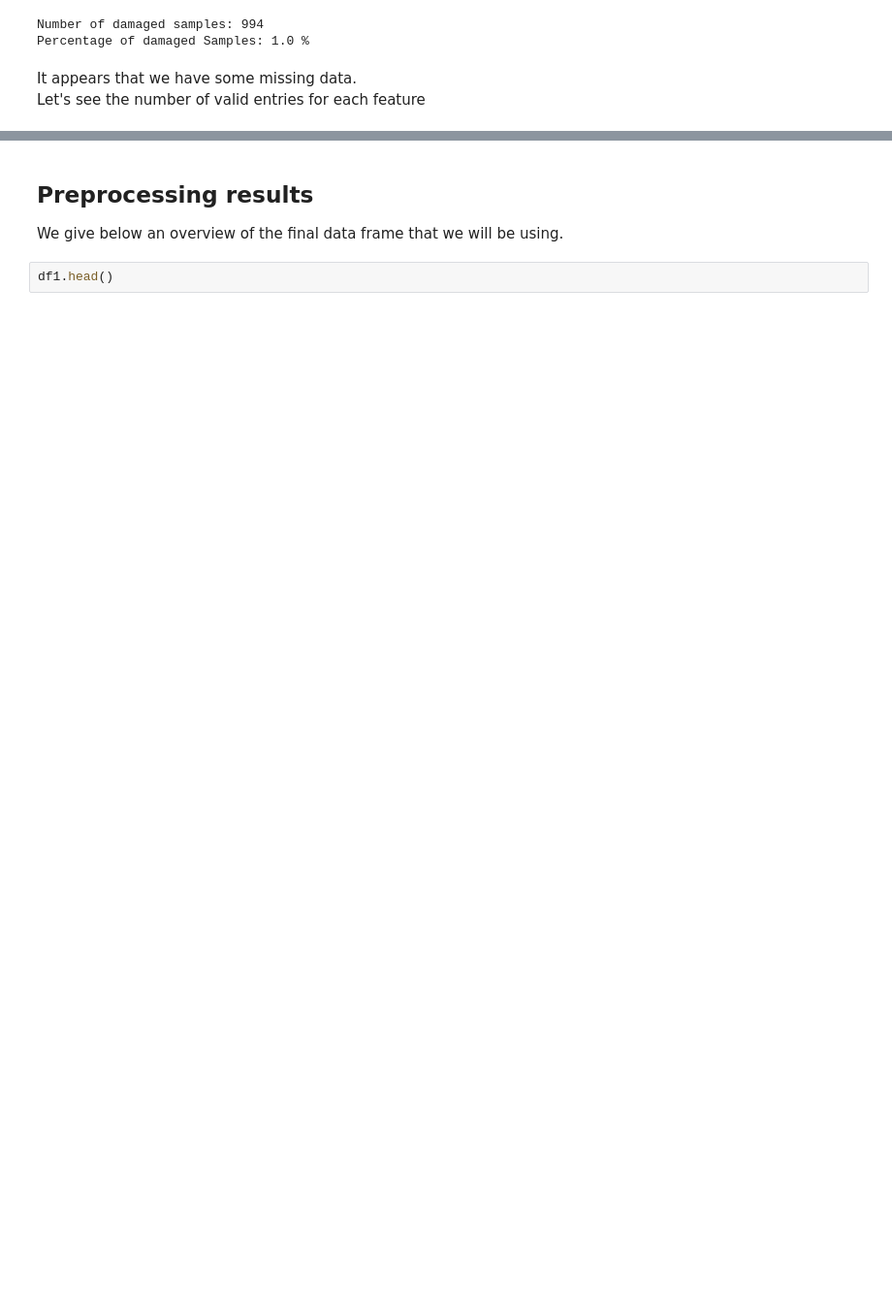
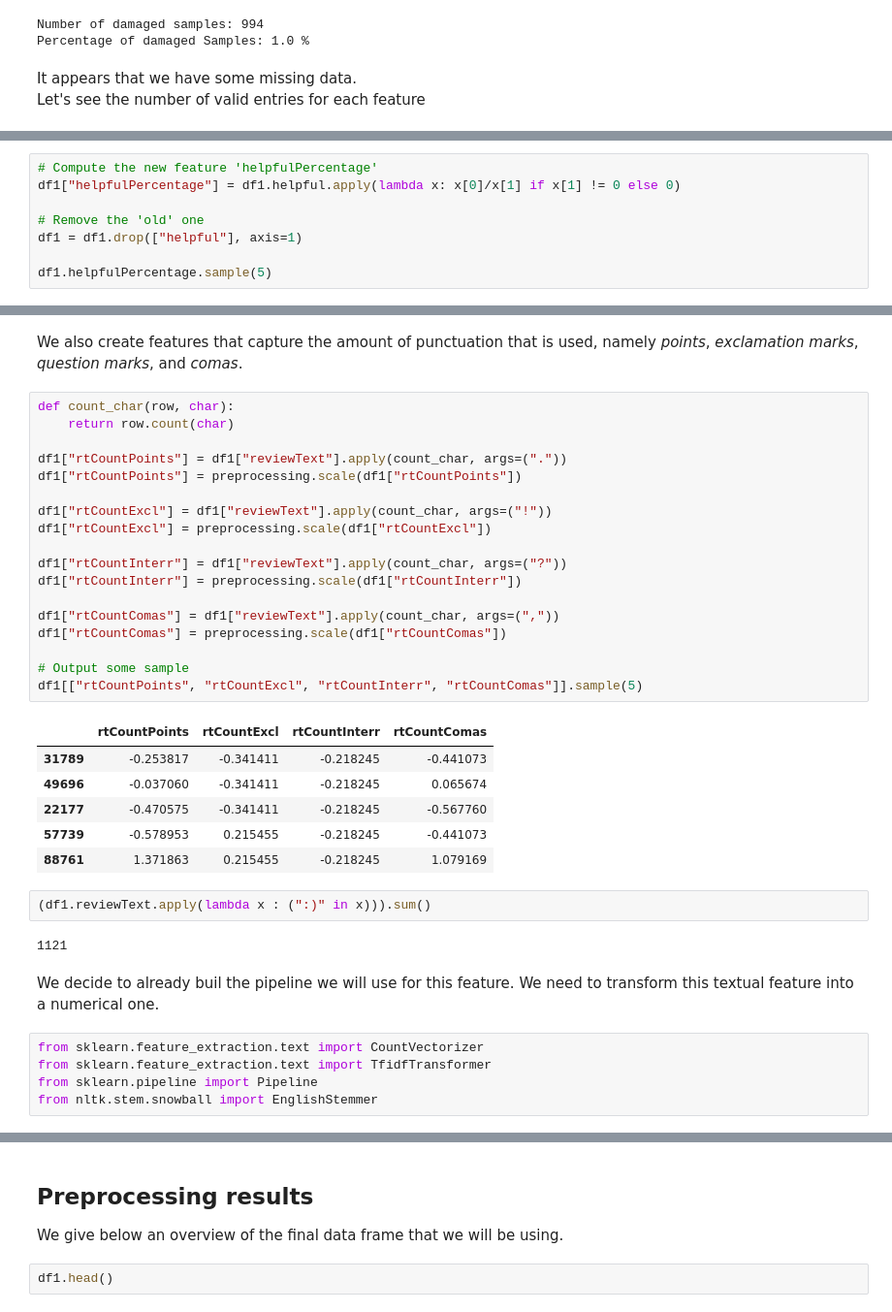
Before and after one commit to robich/dsfb, a Jupyter notebook: dsfb_project.ipynb, the cells around one changed output, grey strips where cells are left out. Shown at 97% size. Drawn from its saved outputs; the diff is of its cells as text; blank space fills up the shorter version.

```diff
--- a/dsfb_project.ipynb
+++ b/dsfb_project.ipynb
@@ -115,0 +129,8 @@ df1["rtCountComas"] = preprocessing.scale(df1["rtCountComas"])
+# %%
+# Compute the new feature 'helpfulPercentage'
+df1["helpfulPercentage"] = df1.helpful.apply(lambda x: x[0]/x[1] if x[1] != 0 else 0)
+
+# Remove the 'old' one
+df1 = df1.drop(["helpful"], axis=1)
+
+df1.helpfulPercentage.sample(5)
@@ -115,0 +193,38 @@ df1["rtCountComas"] = preprocessing.scale(df1["rtCountComas"])
+# %% [markdown]
+We also create features that capture the amount of punctuation that is used, namely *points*, *exclamation marks*, *question marks*, and *comas*.
+# %%
+def count_char(row, char):
+    return row.count(char)
+
+df1["rtCountPoints"] = df1["reviewText"].apply(count_char, args=("."))
+df1["rtCountPoints"] = preprocessing.scale(df1["rtCountPoints"])
+
+df1["rtCountExcl"] = df1["reviewText"].apply(count_char, args=("!"))
+df1["rtCountExcl"] = preprocessing.scale(df1["rtCountExcl"])
+
+df1["rtCountInterr"] = df1["reviewText"].apply(count_char, args=("?"))
+df1["rtCountInterr"] = preprocessing.scale(df1["rtCountInterr"])
+
+df1["rtCountComas"] = df1["reviewText"].apply(count_char, args=(","))
+df1["rtCountComas"] = preprocessing.scale(df1["rtCountComas"])
+
+# Output some sample
+df1[["rtCountPoints", "rtCountExcl", "rtCountInterr", "rtCountComas"]].sample(5)
+# %% [output]
+|  | rtCountPoints | rtCountExcl | rtCountInterr | rtCountComas |
+| 31789 | -0.253817 | -0.341411 | -0.218245 | -0.441073 |
+| 49696 | -0.037060 | -0.341411 | -0.218245 | 0.065674 |
+| 22177 | -0.470575 | -0.341411 | -0.218245 | -0.567760 |
+| 57739 | -0.578953 | 0.215455 | -0.218245 | -0.441073 |
+| 88761 | 1.371863 | 0.215455 | -0.218245 | 1.079169 |
+# %%
+(df1.reviewText.apply(lambda x : (":)" in x))).sum()
+# %% [output]
+1121
+# %% [markdown]
+We decide to already buil the pipeline we will use for this feature. We need to transform this textual feature into a numerical one.
+# %%
+from sklearn.feature_extraction.text import CountVectorizer
+from sklearn.feature_extraction.text import TfidfTransformer
+from sklearn.pipeline import Pipeline
+from nltk.stem.snowball import EnglishStemmer
```
Also changed, not shown: parts of 71 cells of this notebook.
